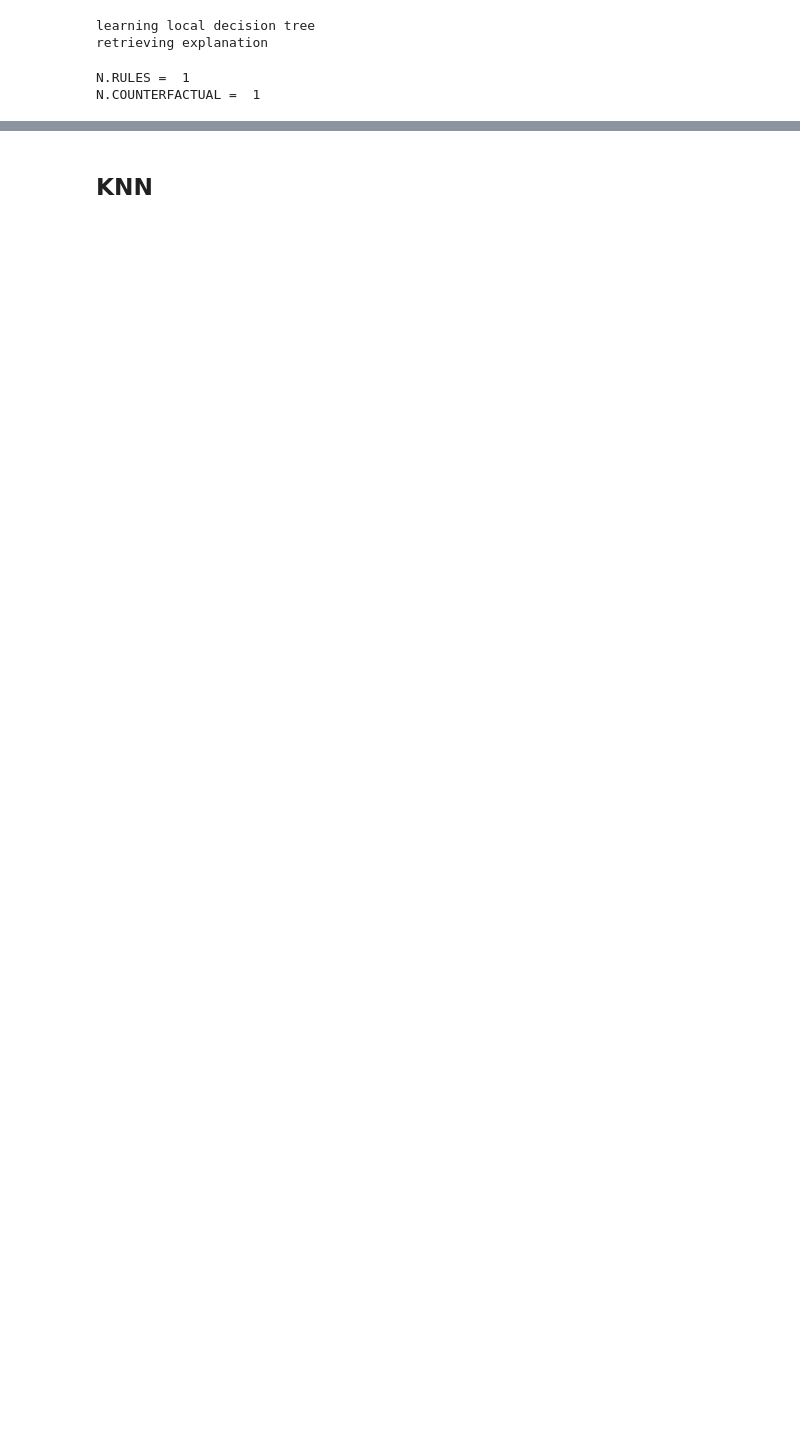
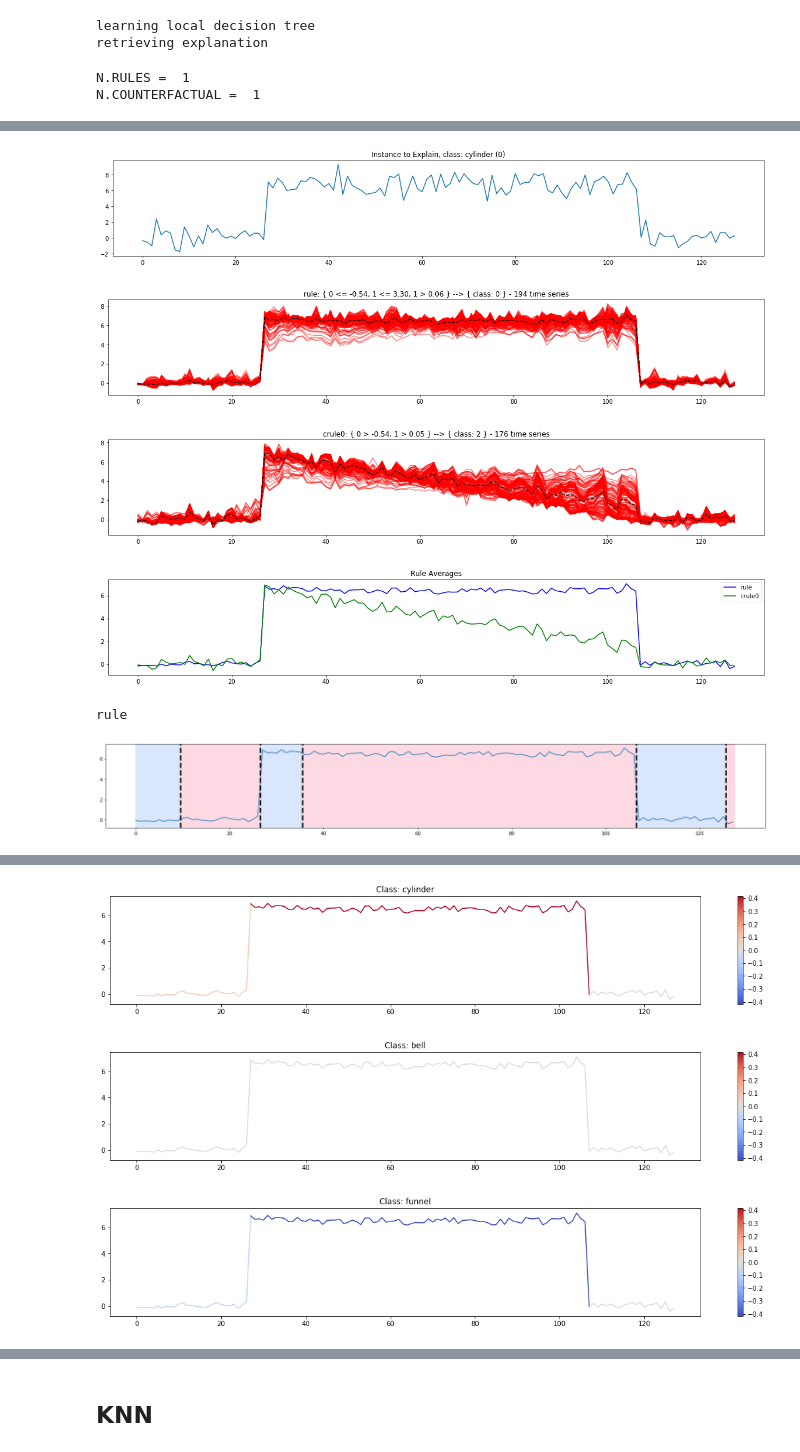
Before and after one commit to fspinna/TS_AgnosticLocalExplainer, a Jupyter notebook: notebooks/cbf_explanation.ipynb, the cells around one changed output, grey strips where cells are left out. Saved outputs shown, nothing was run; the diff lists cells and outputs as text; code cells hidden in the pictures; blank space fills up the shorter version.

```diff
--- a/notebooks/cbf_explanation.ipynb
+++ b/notebooks/cbf_explanation.ipynb
@@ -353,7 +355,8 @@ agnostic = AgnosticLocalExplainer(blackbox,
                                   X_explanation = X_exp_test,
                                   y_explanation = y_exp_test,
                                   index_to_explain = index_to_explain,
-                                  blackbox_input_dimensions = 3
+                                  blackbox_input_dimensions = 3,
+                                  labels = ["cylinder", "bell", "funnel"]
                                  )
 agnostic.check_autoencoder_blackbox_consistency()
 # %% [output]
@@ -423,0 +404,25 @@ crule0
+# %%
+params = {"nsamples":1000,
+          "background":"linear_consecutive",
+          "pen":1,
+          "peltmodel":"rbf",
+          "jump": 1,
+          "graph_out_file":None,
+          "shapelet_mapper":None,
+          "VAE_2d_grid_size":9,
+          "max_iter":100}
+agnostic.plot_explanation(rules = True,
+                          heatmap = False,
+                          shap_explanation = True,
+                          shapelet_explanation = True,
+                          figsize = (20,3),
+                          VAE_2d = True,
+                          **params
+                         )
+# %% [output]
+[figure, added]
+[figure, added]
+[figure, added]
+[figure, added]
+rule
+[figure, added]
@@ -423,0 +430,3 @@ crule0
+[figure, added]
+[figure, added]
+[figure, added]
```
Also changed, not shown: parts of 11 cells of this notebook.
